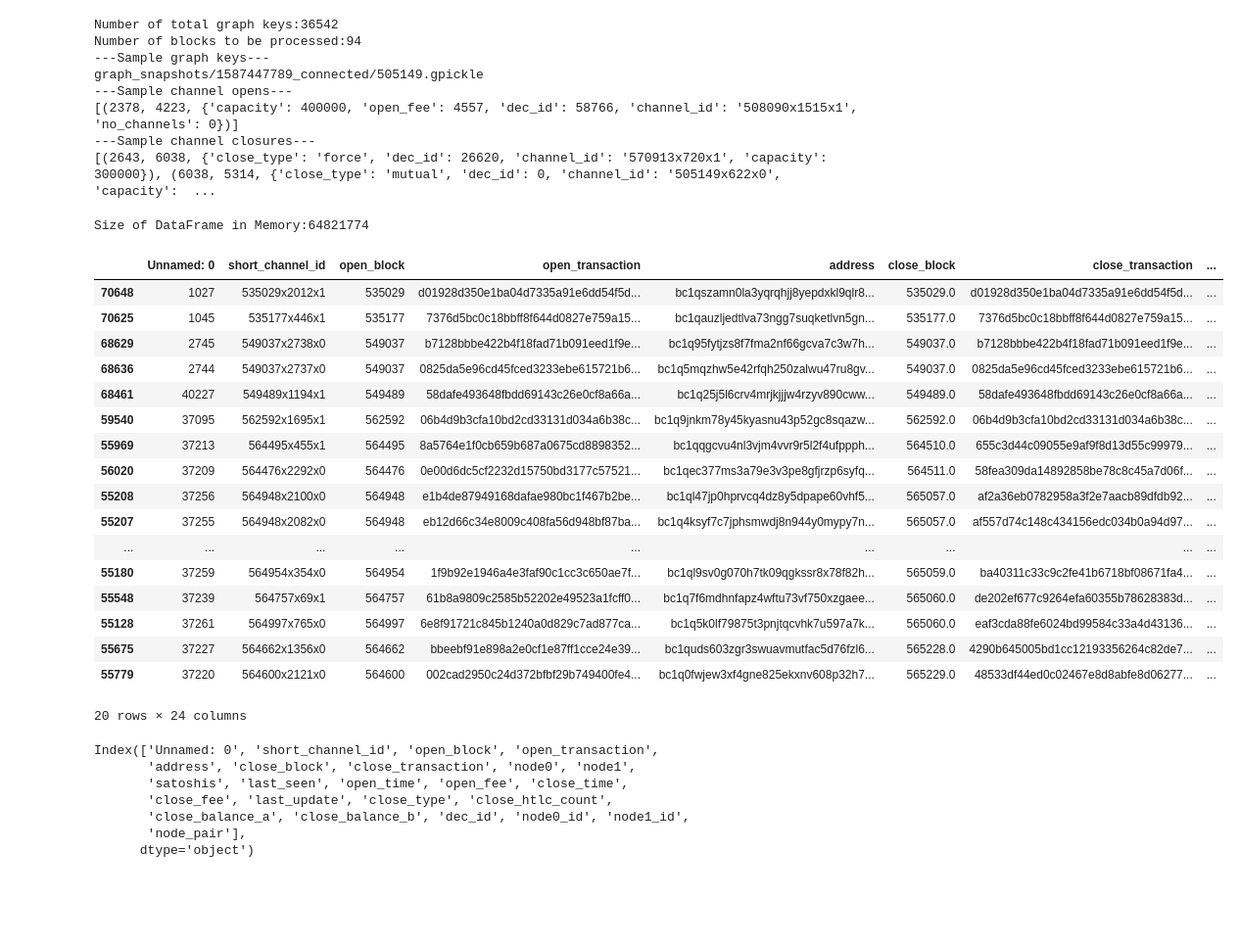
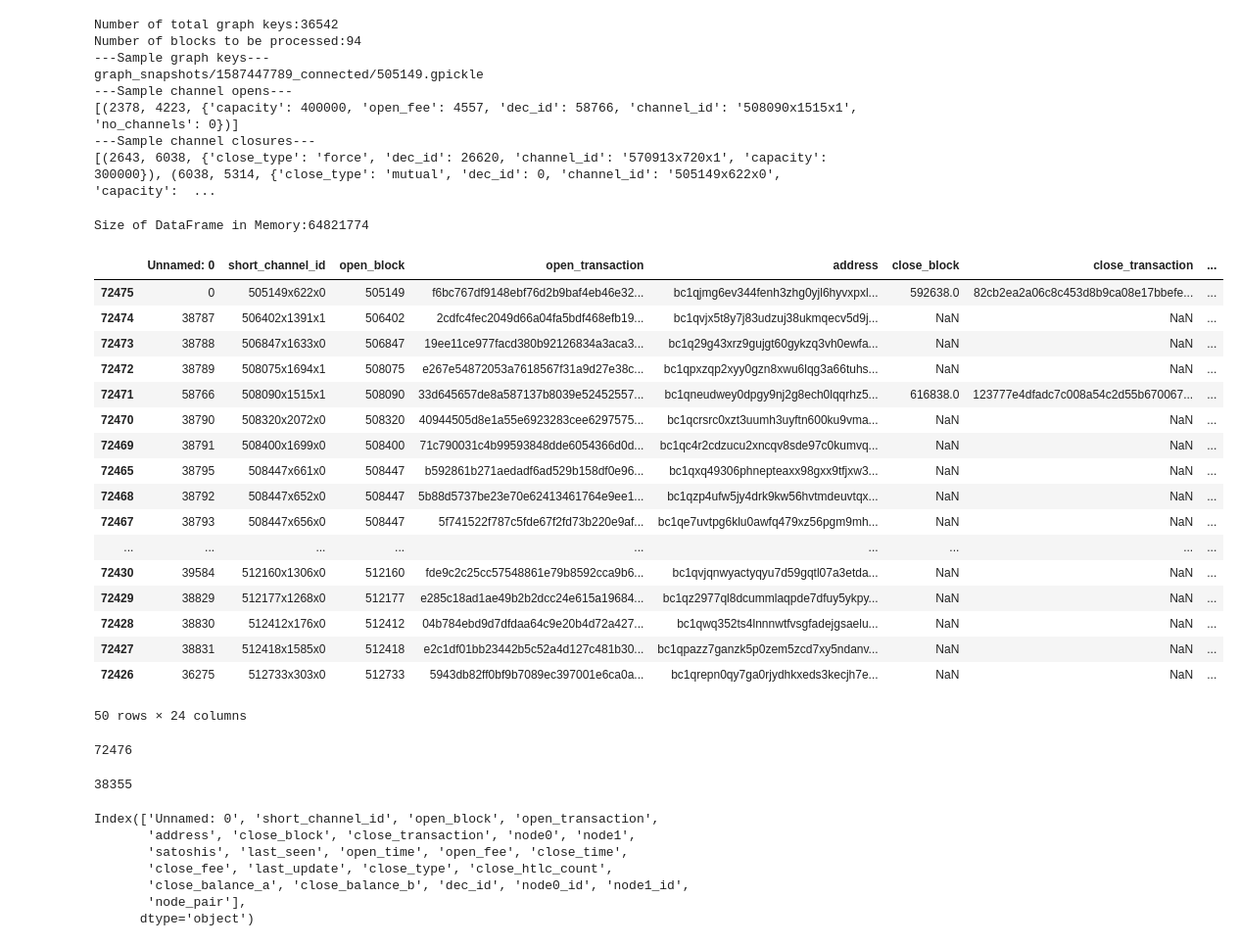
Before and after one commit to dsrincon/ln_strategy, a Jupyter notebook: ln-datapp-stability_efficiency_calculations.ipynb, the cells around one changed output. Shown: that part at 98% size. Saved outputs shown, nothing was run; the diff lists cells and outputs as text; code cells hidden in the pictures; blank space fills up the shorter version.

```diff
--- a/ln-datapp-stability_efficiency_calculations.ipynb
+++ b/ln-datapp-stability_efficiency_calculations.ipynb
@@ -492,32 +492,40 @@ graph_snapshots/1587447789_connected/505149.gpickle
 # %%
 # Sort and visualize DataFrame
 
 decisions_df.sort_values(by=['open_block'],inplace=True,ascending=True)
 print('Size of DataFrame in Memory:{}'.format(sys.getsizeof(decisions_df)))
 # Check specific channel id
 #decisions_df[decisions_df['short_channel_id']=='513675x2245x0'].head()
 
-decisions_df.sort_values(by=['close_block'],ascending=True).head(20)
+decisions_df.sort_values(by=['open_block'],ascending=True).head(50)
 # %% [output]
 Size of DataFrame in Memory:64821774
 |  | Unnamed: 0 | short_channel_id | open_block | open_transaction | address | close_block | close_transaction | ... |
-| 70648 | 1027 | 535029x2012x1 | 535029 | d01928d350e1ba04d7335a91e6dd54f5d... | bc1qszamn0la3yqrqhjj8yepdxkl9qlr8... | 535029.0 | d01928d350e1ba04d7335a91e6dd54f5d... | ... |
-| 70625 | 1045 | 535177x446x1 | 535177 | 7376d5bc0c18bbff8f644d0827e759a15... | bc1qauzljedtlva73ngg7suqketlvn5gn... | 535177.0 | 7376d5bc0c18bbff8f644d0827e759a15... | ... |
-| 68629 | 2745 | 549037x2738x0 | 549037 | b7128bbbe422b4f18fad71b091eed1f9e... | bc1q95fytjzs8f7fma2nf66gcva7c3w7h... | 549037.0 | b7128bbbe422b4f18fad71b091eed1f9e... | ... |
-| 68636 | 2744 | 549037x2737x0 | 549037 | 0825da5e96cd45fced3233ebe615721b6... | bc1q5mqzhw5e42rfqh250zalwu47ru8gv... | 549037.0 | 0825da5e96cd45fced3233ebe615721b6... | ... |
-| 68461 | 40227 | 549489x1194x1 | 549489 | 58dafe493648fbdd69143c26e0cf8a66a... | bc1q25j5l6crv4mrjkjjjw4rzyv890cww... | 549489.0 | 58dafe493648fbdd69143c26e0cf8a66a... | ... |
-| 59540 | 37095 | 562592x1695x1 | 562592 | 06b4d9b3cfa10bd2cd33131d034a6b38c... | bc1q9jnkm78y45kyasnu43p52gc8sqazw... | 562592.0 | 06b4d9b3cfa10bd2cd33131d034a6b38c... | ... |
-| 55969 | 37213 | 564495x455x1 | 564495 | 8a5764e1f0cb659b687a0675cd8898352... | bc1qqgcvu4nl3vjm4vvr9r5l2f4ufppph... | 564510.0 | 655c3d44c09055e9af9f8d13d55c99979... | ... |
-| 56020 | 37209 | 564476x2292x0 | 564476 | 0e00d6dc5cf2232d15750bd3177c57521... | bc1qec377ms3a79e3v3pe8gfjrzp6syfq... | 564511.0 | 58fea309da14892858be78c8c45a7d06f... | ... |
-| 55208 | 37256 | 564948x2100x0 | 564948 | e1b4de87949168dafae980bc1f467b2be... | bc1ql47jp0hprvcq4dz8y5dpape60vhf5... | 565057.0 | af2a36eb0782958a3f2e7aacb89dfdb92... | ... |
-| 55207 | 37255 | 564948x2082x0 | 564948 | eb12d66c34e8009c408fa56d948bf87ba... | bc1q4ksyf7c7jphsmwdj8n944y0mypy7n... | 565057.0 | af557d74c148c434156edc034b0a94d97... | ... |
+| 72475 | 0 | 505149x622x0 | 505149 | f6bc767df9148ebf76d2b9baf4eb46e32... | bc1qjmg6ev344fenh3zhg0yjl6hyvxpxl... | 592638.0 | 82cb2ea2a06c8c453d8b9ca08e17bbefe... | ... |
+| 72474 | 38787 | 506402x1391x1 | 506402 | 2cdfc4fec2049d66a04fa5bdf468efb19... | bc1qvjx5t8y7j83udzuj38ukmqecv5d9j... | NaN | NaN | ... |
+| 72473 | 38788 | 506847x1633x0 | 506847 | 19ee11ce977facd380b92126834a3aca3... | bc1q29g43xrz9gujgt60gykzq3vh0ewfa... | NaN | NaN | ... |
+| 72472 | 38789 | 508075x1694x1 | 508075 | e267e54872053a7618567f31a9d27e38c... | bc1qpxzqp2xyy0gzn8xwu6lqg3a66tuhs... | NaN | NaN | ... |
+| 72471 | 58766 | 508090x1515x1 | 508090 | 33d645657de8a587137b8039e52452557... | bc1qneudwey0dpgy9nj2g8ech0lqqrhz5... | 616838.0 | 123777e4dfadc7c008a54c2d55b670067... | ... |
+| 72470 | 38790 | 508320x2072x0 | 508320 | 40944505d8e1a55e6923283cee6297575... | bc1qcrsrc0xzt3uumh3uyftn600ku9vma... | NaN | NaN | ... |
+| 72469 | 38791 | 508400x1699x0 | 508400 | 71c790031c4b99593848dde6054366d0d... | bc1qc4r2cdzucu2xncqv8sde97c0kumvq... | NaN | NaN | ... |
+| 72465 | 38795 | 508447x661x0 | 508447 | b592861b271aedadf6ad529b158df0e96... | bc1qxq49306phnepteaxx98gxx9tfjxw3... | NaN | NaN | ... |
+| 72468 | 38792 | 508447x652x0 | 508447 | 5b88d5737be23e70e62413461764e9ee1... | bc1qzp4ufw5jy4drk9kw56hvtmdeuvtqx... | NaN | NaN | ... |
+| 72467 | 38793 | 508447x656x0 | 508447 | 5f741522f787c5fde67f2fd73b220e9af... | bc1qe7uvtpg6klu0awfq479xz56pgm9mh... | NaN | NaN | ... |
 | ... | ... | ... | ... | ... | ... | ... | ... | ... |
-| 55180 | 37259 | 564954x354x0 | 564954 | 1f9b92e1946a4e3faf90c1cc3c650ae7f... | bc1ql9sv0g070h7tk09qgkssr8x78f82h... | 565059.0 | ba40311c33c9c2fe41b6718bf08671fa4... | ... |
-| 55548 | 37239 | 564757x69x1 | 564757 | 61b8a9809c2585b52202e49523a1fcff0... | bc1q7f6mdhnfapz4wftu73vf750xzgaee... | 565060.0 | de202ef677c9264efa60355b78628383d... | ... |
-| 55128 | 37261 | 564997x765x0 | 564997 | 6e8f91721c845b1240a0d829c7ad877ca... | bc1q5k0lf79875t3pnjtqcvhk7u597a7k... | 565060.0 | eaf3cda88fe6024bd99584c33a4d43136... | ... |
-| 55675 | 37227 | 564662x1356x0 | 564662 | bbeebf91e898a2e0cf1e87ff1cce24e39... | bc1quds603zgr3swuavmutfac5d76fzl6... | 565228.0 | 4290b645005bd1cc12193356264c82de7... | ... |
-| 55779 | 37220 | 564600x2121x0 | 564600 | 002cad2950c24d372bfbf29b749400fe4... | bc1q0fwjew3xf4gne825ekxnv608p32h7... | 565229.0 | 48533df44ed0c02467e8d8abfe8d06277... | ... |
+| 72430 | 39584 | 512160x1306x0 | 512160 | fde9c2c25cc57548861e79b8592cca9b6... | bc1qvjqnwyactyqyu7d59gqtl07a3etda... | NaN | NaN | ... |
+| 72429 | 38829 | 512177x1268x0 | 512177 | e285c18ad1ae49b2b2dcc24e615a19684... | bc1qz2977ql8dcummlaqpde7dfuy5ykpy... | NaN | NaN | ... |
+| 72428 | 38830 | 512412x176x0 | 512412 | 04b784ebd9d7dfdaa64c9e20b4d72a427... | bc1qwq352ts4lnnnwtfvsgfadejgsaelu... | NaN | NaN | ... |
+| 72427 | 38831 | 512418x1585x0 | 512418 | e2c1df01bb23442b5c52a4d127c481b30... | bc1qpazz7ganzk5p0zem5zcd7xy5ndanv... | NaN | NaN | ... |
+| 72426 | 36275 | 512733x303x0 | 512733 | 5943db82ff0bf9b7089ec397001e6ca0a... | bc1qrepn0qy7ga0rjydhkxeds3kecjh7e... | NaN | NaN | ... |
-20 rows × 24 columns
+50 rows × 24 columns
+# %%
+len(decisions_df)
+# %% [output]
+72476
+# %%
+len(decisions_df[decisions_df['close_block'].notnull()])
+# %% [output]
+38355
 # %%
 decisions_df.columns
 # %% [output]
```
Also changed, not shown: 2 other files.
